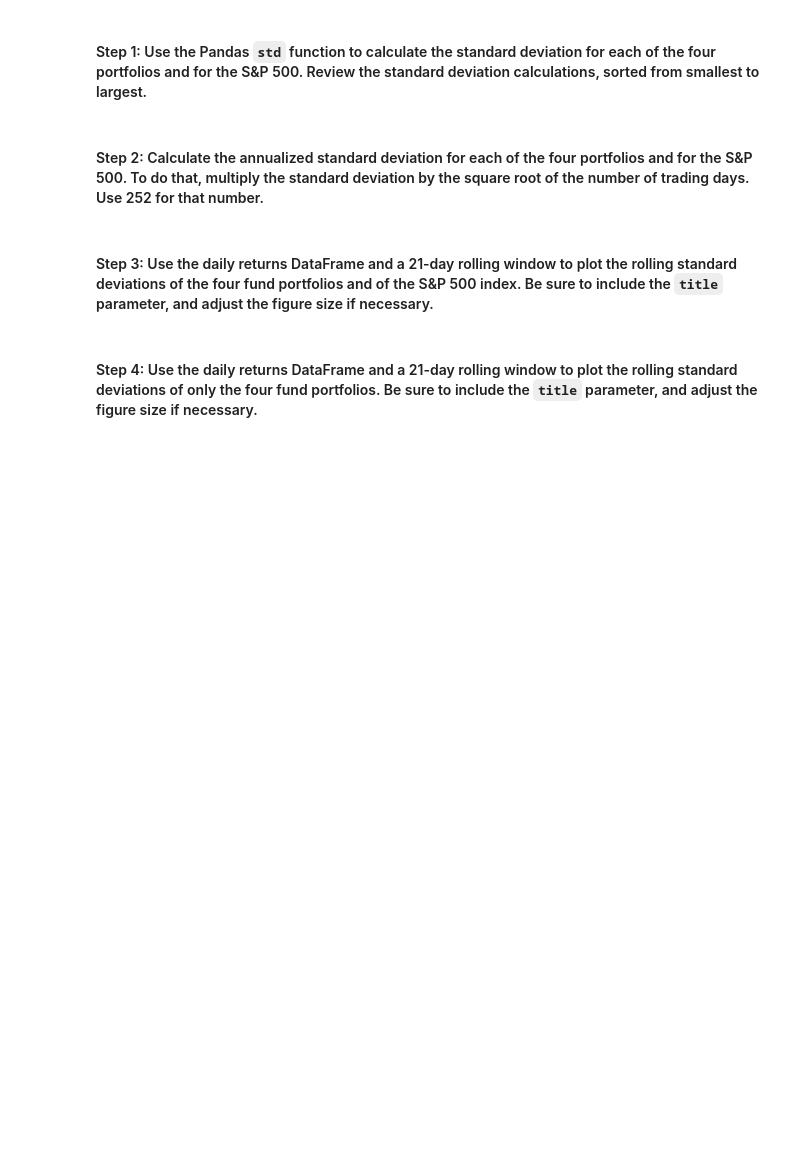
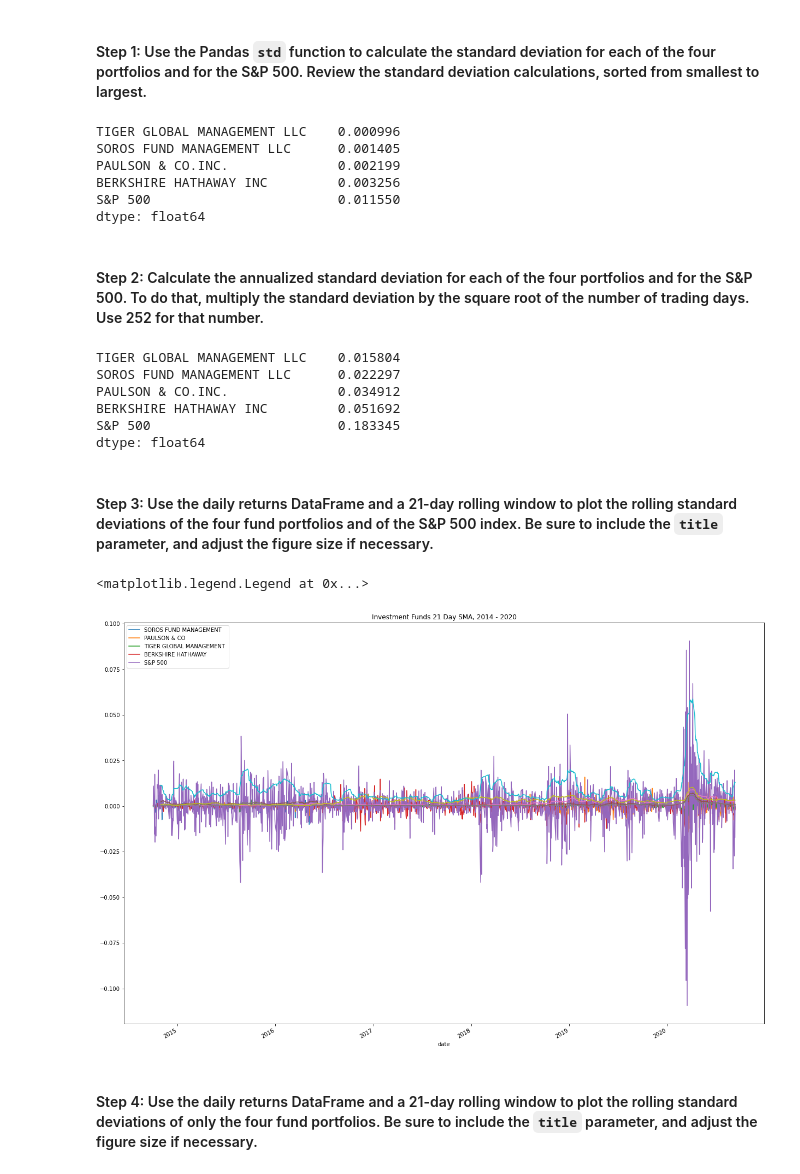
Before and after one commit to AnaIitico/quantitative_analysis, a Jupyter notebook: risk_return_analysis.ipynb, the cells around one changed output. Drawn from its saved outputs; the diff is of its cells as text; code cells hidden in the pictures; blank space fills up the shorter version.

```diff
--- a/risk_return_analysis.ipynb
+++ b/risk_return_analysis.ipynb
@@ -200,20 +200,44 @@ Evaluate the risk profile of each portfolio by using the standard deviation and
 # %%
 # Calculate and sort the standard deviation for all 4 portfolios and the S&P 500
 # Review the standard deviations sorted smallest to largest
-# YOUR CODE HERE
+standard_deviation = daily_returns_whales.std()
+
+# Display results
+standard_deviation.sort_values()
+# %% [output]
+TIGER GLOBAL MANAGEMENT LLC    0.000996
+SOROS FUND MANAGEMENT LLC      0.001405
+PAULSON & CO.INC.              0.002199
+BERKSHIRE HATHAWAY INC         0.003256
+S&P 500                        0.011550
+dtype: float64
 # %% [markdown]
 #### Step 2: Calculate the annualized standard deviation for each of the four portfolios and for the S&P 500. To do that, multiply the standard deviation by the square root of the number of trading days. Use 252 for that number.
 # %%
 # Calculate and sort the annualized standard deviation (252 trading days) of the 4 portfolios and the S&P 500
+annualized_standard_deviation = standard_deviation * np.sqrt(252)
+
 # Review the annual standard deviations smallest to largest
-# YOUR CODE HERE
+annualized_standard_deviation.sort_values()
+# %% [output]
+TIGER GLOBAL MANAGEMENT LLC    0.015804
+SOROS FUND MANAGEMENT LLC      0.022297
+PAULSON & CO.INC.              0.034912
+BERKSHIRE HATHAWAY INC         0.051692
+S&P 500                        0.183345
+dtype: float64
 # %% [markdown]
 #### Step 3: Use the daily returns DataFrame and a 21-day rolling window to plot the rolling standard deviations of the four fund portfolios and of the S&P 500 index. Be sure to include the `title` parameter, and adjust the figure size if necessary.
 # %%
 # Using the daily returns DataFrame and a 21-day rolling window,
 # plot the rolling standard deviation of the 4 portfolios and the S&P 500
 # Include a title parameter and adjust the figure size
-# YOUR CODE HERE
+ax = daily_returns_whales.plot(figsize=(21,15), title="Investment Funds 21 Day SMA, 2014 - 2020")
+daily_returns_whales.rolling(window=21).std().plot(ax=ax)
+ax.legend(["SOROS FUND MANAGEMENT", "PAULSON & CO", "TIGER GLOBAL MANAGEMENT ", "BERKSHIRE HATHAWAY", "S&P 500"])
+# %% [output]
+<matplotlib.legend.Legend at 0x...>
+[figure, added]
 # %% [markdown]
 #### Step 4: Use the daily returns DataFrame and a 21-day rolling window to plot the rolling standard deviations of only the four fund portfolios. Be sure to include the `title` parameter, and adjust the figure size if necessary.
 # %%
```
Also changed, not shown: parts of 18 cells of this notebook.
